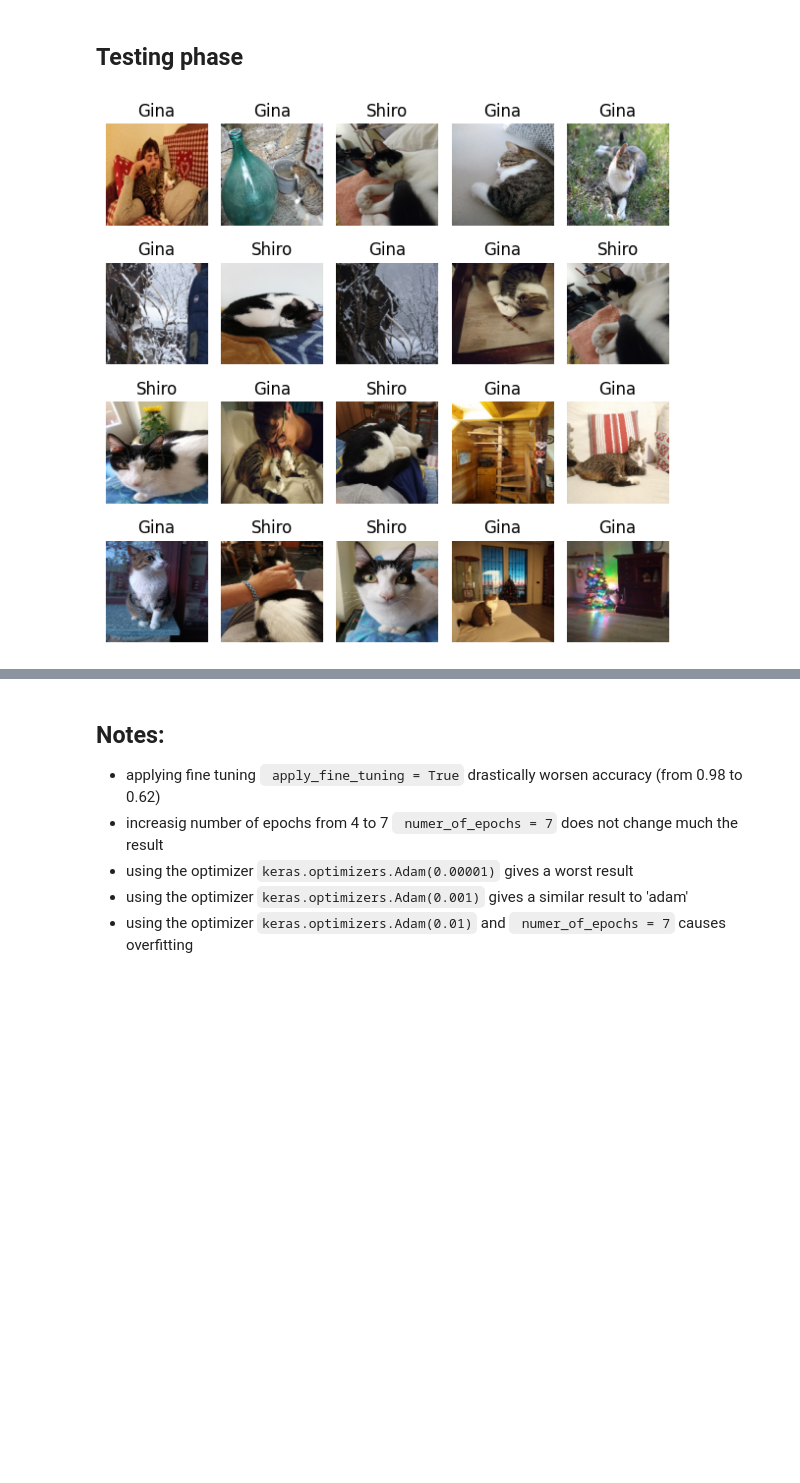
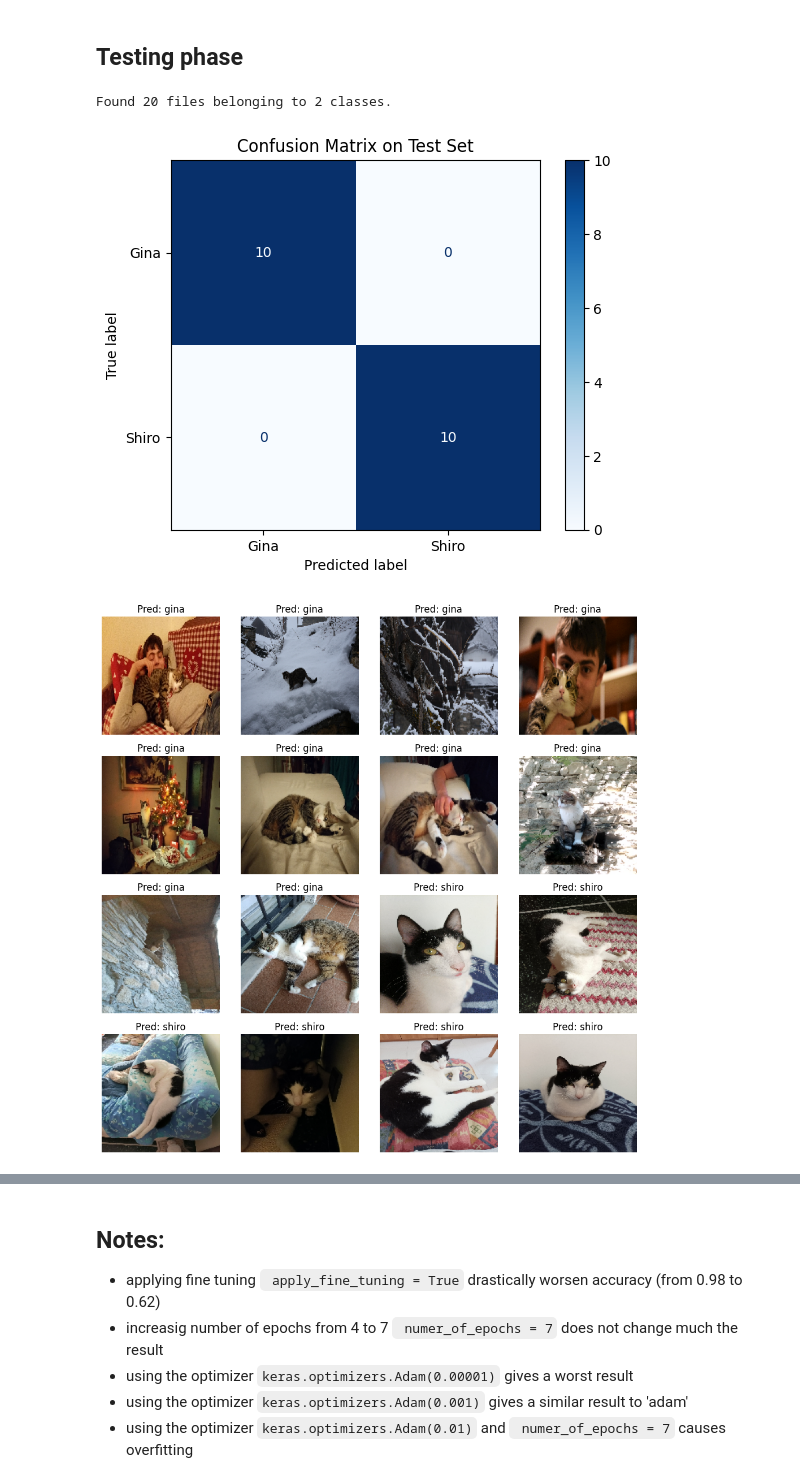
Before and after one commit to lollomante/ML_Cats, a Jupyter notebook: Gina_vs_Shiro.ipynb, the cells around one changed output, grey strips where cells are left out. Saved outputs shown, nothing was run; the diff lists cells and outputs as text; code cells hidden in the pictures; blank space fills up the shorter version.

Commit message:
maybe fixed predictions and confusion matrix

```diff
--- a/Gina_vs_Shiro.ipynb
+++ b/Gina_vs_Shiro.ipynb
@@ -25,11 +25,11 @@ import tensorflow as tf
 # loadind dataset parameters
 Path_to_train_dataset   = '/content/drive/MyDrive/ML - Cats/Gina vs Shiro/training_validation'
 #Path_to_test_dataset    = '/content/drive/MyDrive/ML - Cats/Gina vs Shiro/test'
-Path_to_test_dataset    = '/content/drive/MyDrive/ML - Cats/Gina vs Shiro/training_validation'
+#Path_to_test_dataset    = '/content/drive/MyDrive/ML - Cats/Gina vs Shiro/training_validation'
 validation_split_ratio  = 0.2
 seed                    = 69   # a nice seed
 import_batch_size       = None
-do_testing              = True # if false, skips the testing phase
+do_testing              = False # if false, skips the testing phase
 skip_plots              = True # if true, skips the plots phase
 
 # dataset parameters
@@ -246,6 +246,75 @@ Epoch 4/4
 <keras.src.callbacks.history.History at 0x...>
 # %% [markdown]
 ## Testing phase
+# %%
+from sklearn.metrics import confusion_matrix, ConfusionMatrixDisplay
+import itertools
+
+# === Load test dataset ===
+Path_to_test_dataset = '/content/drive/MyDrive/ML - Cats/Gina vs Shiro/test'
+#Path_to_test_dataset ='/content/drive/MyDrive/ML - Cats/Gina vs Shiro/training_validation'
+
+test_dataset = tf.keras.preprocessing.image_dataset_from_directory(
+    Path_to_test_dataset,
+    seed=seed,
+    batch_size=batch_size,
+    image_size=image_sizes[:2],
+    shuffle=False  # Keep order for evaluation
+)
+
+# ✅ Save class names before modifying the dataset
+class_names = test_dataset.class_names
+
+# === Resize and batch test data ===
+test_dataset = test_dataset.map(lambda x, y: (tf.image.resize(x, image_sizes[:2]), y))
+test_dataset = test_dataset.cache().prefetch(tf.data.AUTOTUNE)
+
+# === Predict on test data ===
+y_true = []
+y_pred = []
+
+for images, labels in test_dataset:
+    logits = model(images, training=False)
+    probs = tf.nn.sigmoid(logits)
+    preds = tf.where(probs > 0.5, 1, 0)
+    y_true.extend(labels.numpy())
+    y_pred.extend(preds.numpy().flatten())
+
+# === Confusion matrix ===
+cm = confusion_matrix(y_true, y_pred)
+disp = ConfusionMatrixDisplay(confusion_matrix=cm, display_labels=['Gina', 'Shiro'])
+disp.plot(cmap=plt.cm.Blues)
+plt.title("Confusion Matrix on Test Set")
+plt.show()
+
+# === Visualize some predictions ===
+#class_names = test_dataset.class_names
+n_rows, n_cols = 4, 4
+plt.figure(figsize=(10, 10))
+
+# Get a batch of N images from the test set
+image_batch = next(iter(test_dataset.unbatch().batch(n_rows * n_cols)))
+images, labels = image_batch[0], image_batch[1]
+
+#image_batch = next(iter(test_dataset.unbatch().batch(n_rows * n_cols)))
+
+#images, labels = image_batch
+logits = model(images, training=False)
+probs = tf.nn.sigmoid(logits)
+preds = tf.where(probs > 0.5, 1, 0).numpy().flatten()
+
+for i in range(n_rows * n_cols):
+    ax = plt.subplot(n_rows, n_cols, i + 1)
+    plt.imshow(images[i].numpy().astype("uint8"))
+    plt.title(f"Pred: {class_names[preds[i]]}")
+    plt.axis("off")
+
+plt.tight_layout()
+plt.show()
+# %% [output]
+Found 20 files belonging to 2 classes.
+[figure, added]
+[figure, added]
 # %%
 if False:
     n_rows = 4 # columns of the subplpots
@@ -258,8 +327,6 @@ if False:
       plt.tight_layout(pad=1.0) # add padding between images
       plt.title('Gina' if not(label) else 'Shiro') # set lables
     plt.show()
-# %% [output]
-[figure, removed]
 # %%
 
 tf.math.confusion_matrix(
```
Also changed, not shown: parts of 6 cells of this notebook.
